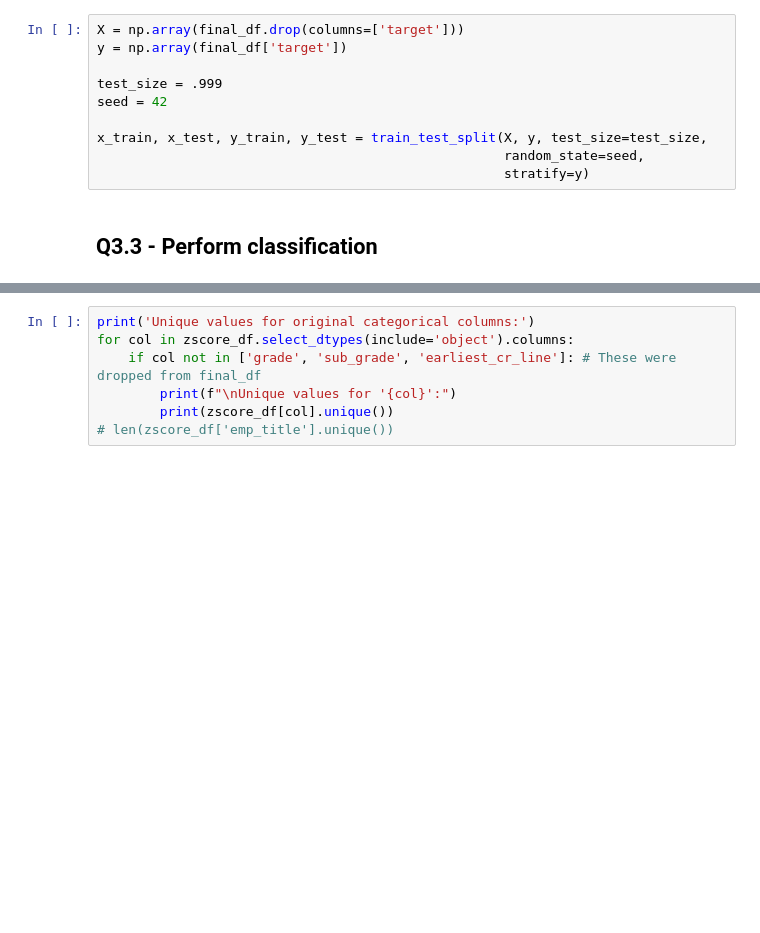
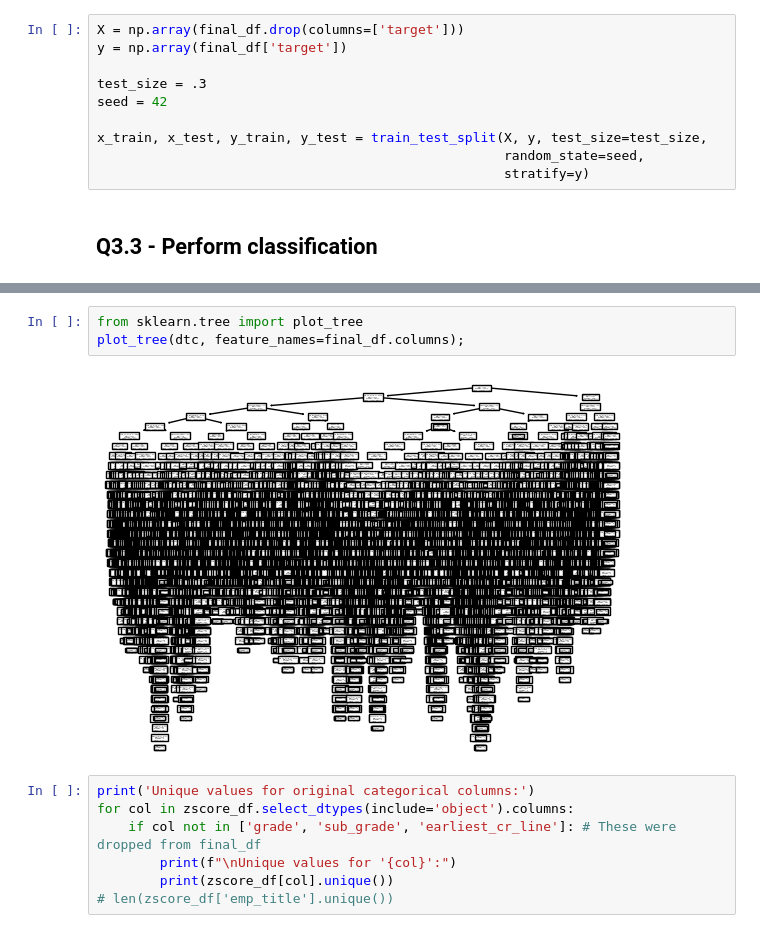
Before and after one commit to lazarosgogos/ML-exercises, a Jupyter notebook: ML_Project_6.ipynb, the cells around one changed output, grey strips where cells are left out. Saved outputs shown, nothing was run; the diff lists cells and outputs as text; blank space fills up the shorter version.

```diff
--- a/ML_Project_6.ipynb
+++ b/ML_Project_6.ipynb
@@ -222,7 +223,7 @@ final_df#.head()
 X = np.array(final_df.drop(columns=['target']))
 y = np.array(final_df['target'])
 
-test_size = .999
+test_size = .3
 seed = 42
 
 x_train, x_test, y_train, y_test = train_test_split(X, y, test_size=test_size,
@@ -246,3 +247,8 @@ dtc.score(x_test, y_test)
+# %%
+from sklearn.tree import plot_tree
+plot_tree(dtc, feature_names=final_df.columns);
+# %% [output]
+[figure, added]
 # %%
 print('Unique values for original categorical columns:')
 for col in zscore_df.select_dtypes(include='object').columns:
```
Also changed, not shown: parts of 6 cells of this notebook.
